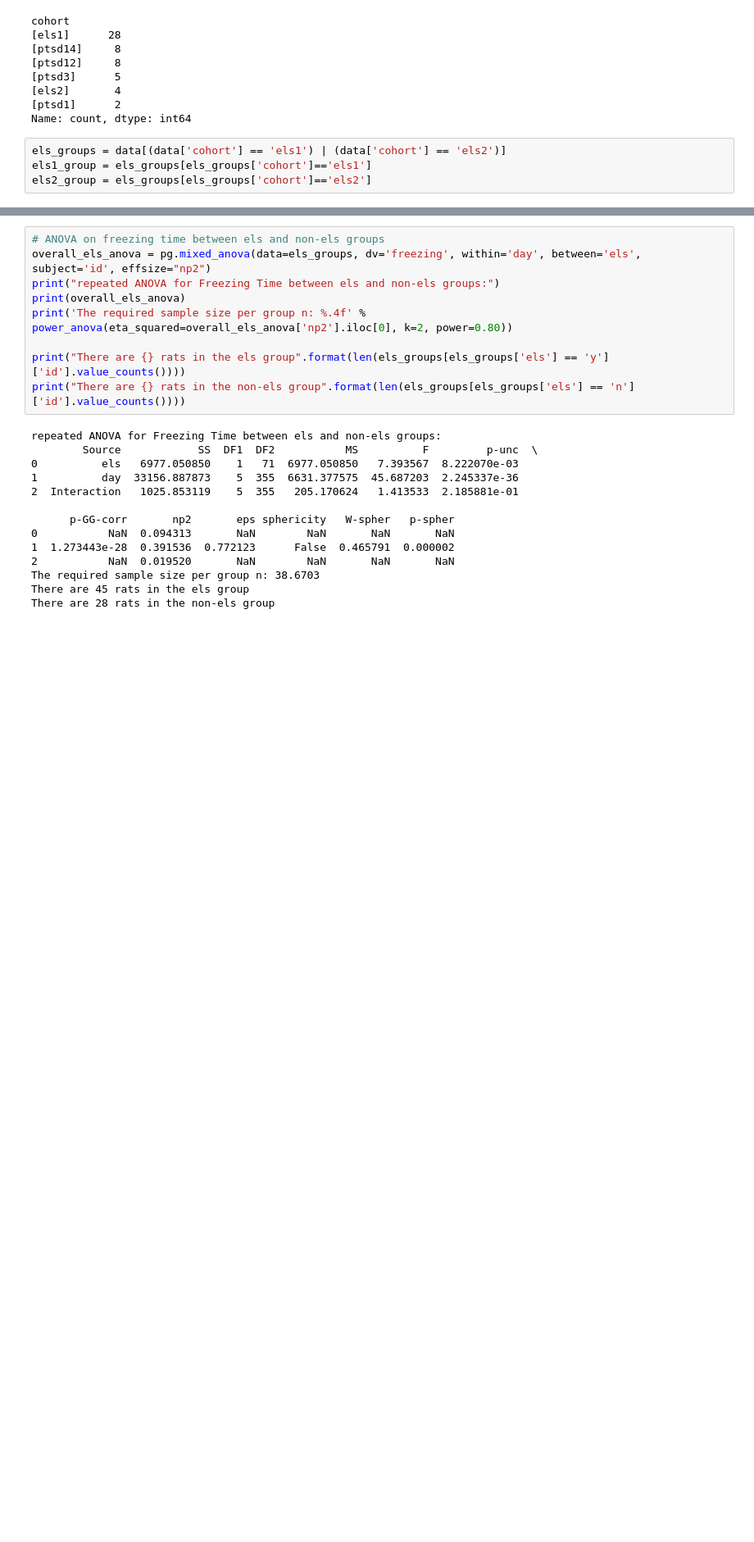
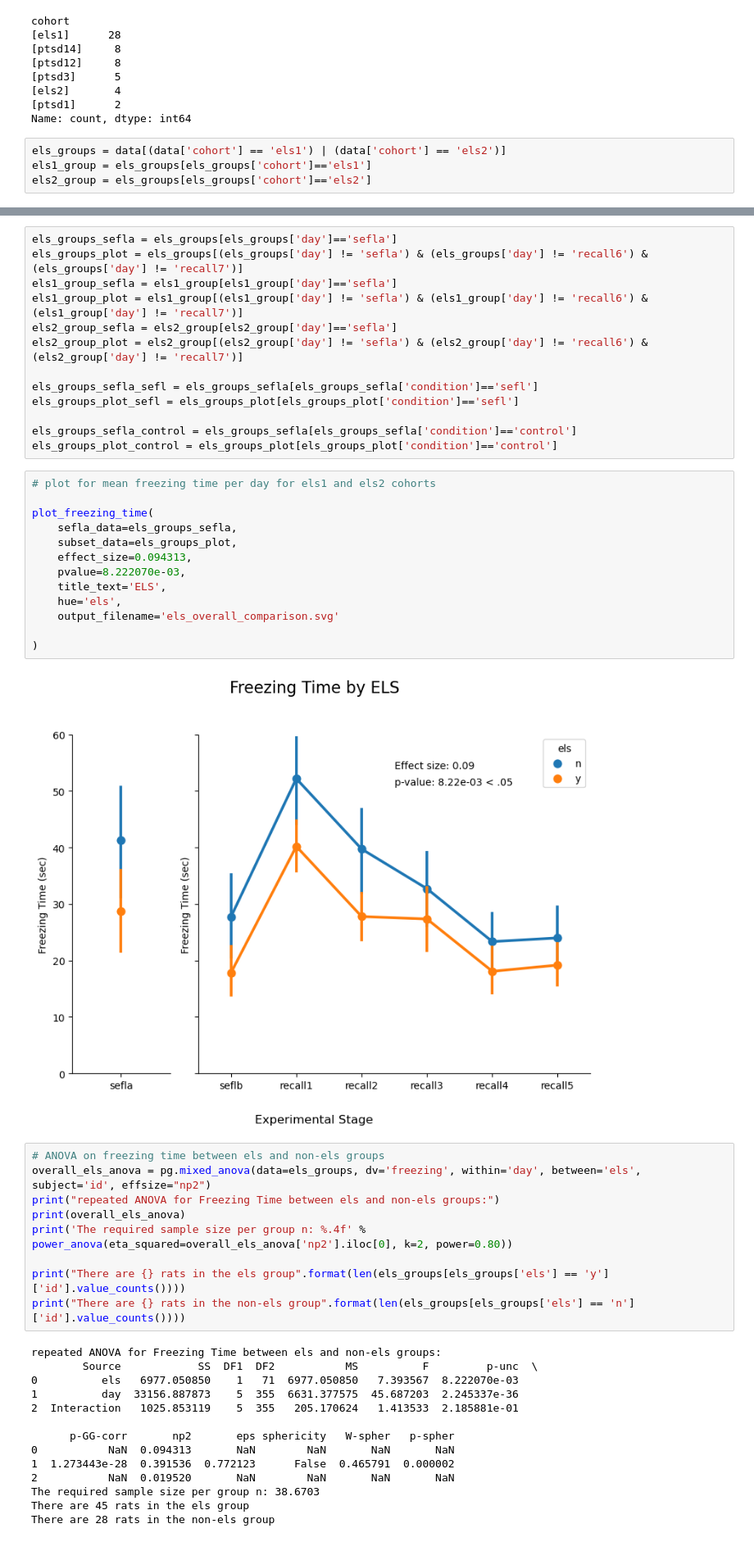
Before and after one commit to GergelyTuri/els_project, a Jupyter notebook: notebooks/novak_analyses/ELS Groups ANOVA Analysis_0417.ipynb, the cells around one changed output, grey strips where cells are left out. Shown at 82% size. Saved outputs shown, nothing was run; the diff lists cells and outputs as text; blank space fills up the shorter version.

```diff
--- a/notebooks/novak_analyses/ELS Groups ANOVA Analysis_0417.ipynb
+++ b/notebooks/novak_analyses/ELS Groups ANOVA Analysis_0417.ipynb
@@ -73,3 +90,31 @@ plt.show()
+# %%
+els_groups_sefla = els_groups[els_groups['day']=='sefla']
+els_groups_plot = els_groups[(els_groups['day'] != 'sefla') & (els_groups['day'] != 'recall6') & (els_groups['day'] != 'recall7')]
+els1_group_sefla = els1_group[els1_group['day']=='sefla']
+els1_group_plot = els1_group[(els1_group['day'] != 'sefla') & (els1_group['day'] != 'recall6') & (els1_group['day'] != 'recall7')]
+els2_group_sefla = els2_group[els2_group['day']=='sefla']
+els2_group_plot = els2_group[(els2_group['day'] != 'sefla') & (els2_group['day'] != 'recall6') & (els2_group['day'] != 'recall7')]
+
+els_groups_sefla_sefl = els_groups_sefla[els_groups_sefla['condition']=='sefl']
+els_groups_plot_sefl = els_groups_plot[els_groups_plot['condition']=='sefl']
+
+els_groups_sefla_control = els_groups_sefla[els_groups_sefla['condition']=='control']
+els_groups_plot_control = els_groups_plot[els_groups_plot['condition']=='control']
+# %%
+# plot for mean freezing time per day for els1 and els2 cohorts
+
+plot_freezing_time(
+    sefla_data=els_groups_sefla,
+    subset_data=els_groups_plot,
+    effect_size=0.094313,
+    pvalue=8.222070e-03,
+    title_text='ELS',
+    hue='els',
+    output_filename='els_overall_comparison.svg'
+
+)
+# %% [output]
+[figure, added]
 # %%
 # ANOVA on freezing time between els and non-els groups
 overall_els_anova = pg.mixed_anova(data=els_groups, dv='freezing', within='day', between='els', subject='id', effsize="np2")
```
Also changed, not shown: parts of 8 cells of this notebook, 24 other files.
